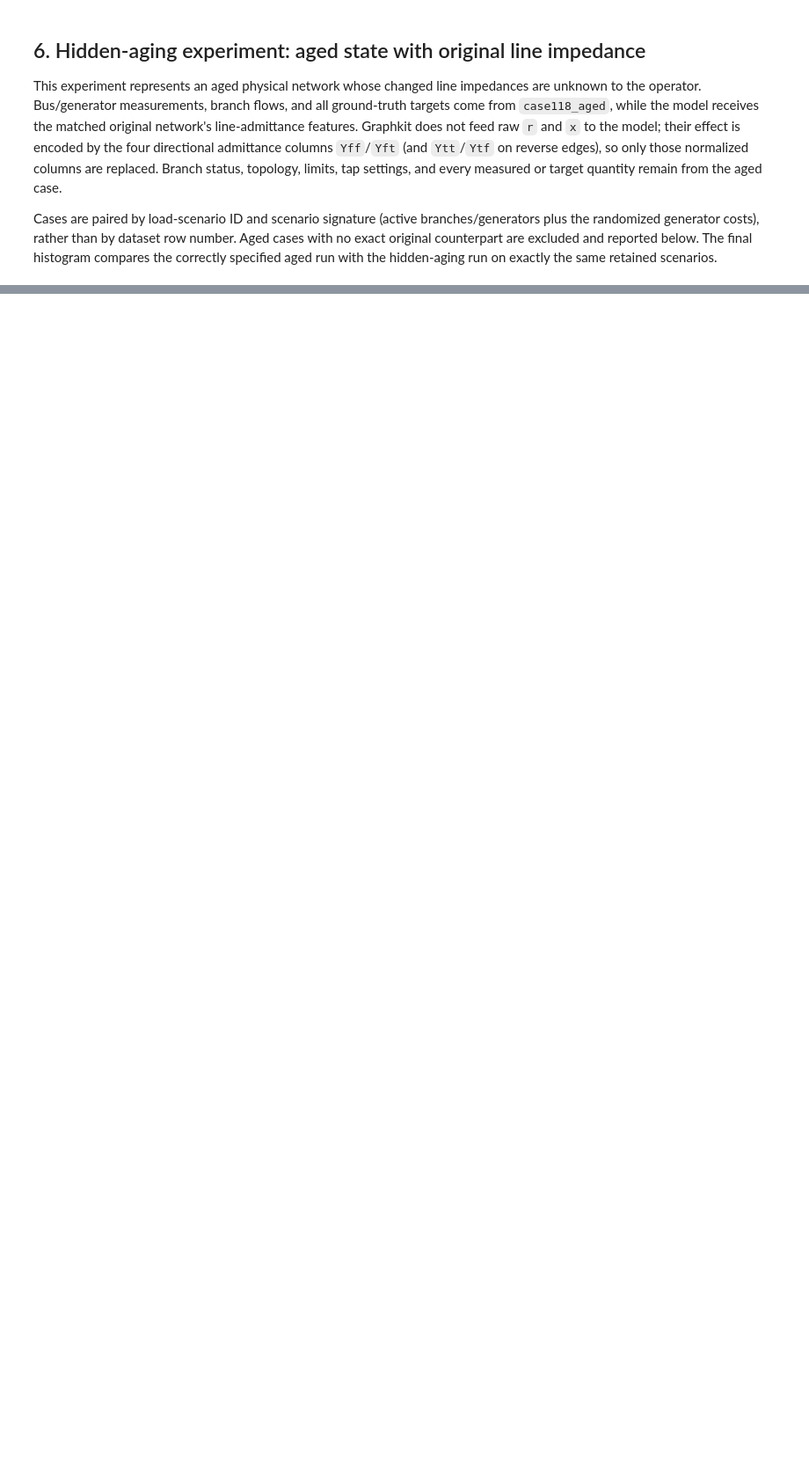
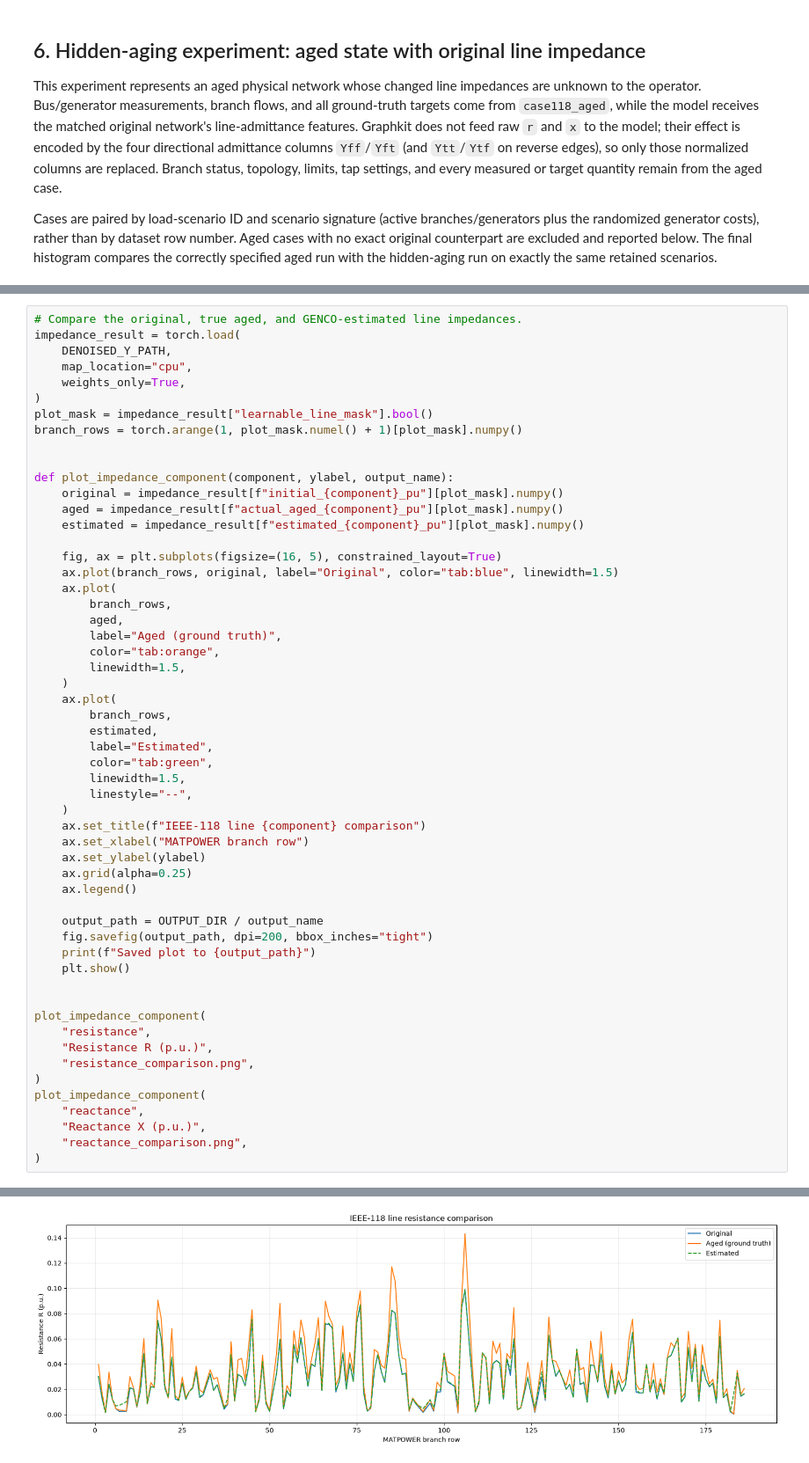
Before and after one commit to mohamad-hasan-sohan-ajini/genco-challenge, a Jupyter notebook: src/1_error_dist.ipynb, the cells around one changed output, grey strips where cells are left out. Shown at 88% size. Cells and saved outputs as stored; diff of their text form; blank space fills up the shorter version.

```diff
--- a/src/1_error_dist.ipynb
+++ b/src/1_error_dist.ipynb
@@ -1006,0 +1058,56 @@ Epoch 02: model MSE=5.429398e-02, R/X mismatch MAE=4.824156e-01, R/X mismatch RM
+# %%
+# Compare the original, true aged, and GENCO-estimated line impedances.
+impedance_result = torch.load(
+    DENOISED_Y_PATH,
+    map_location="cpu",
+    weights_only=True,
+)
+plot_mask = impedance_result["learnable_line_mask"].bool()
+branch_rows = torch.arange(1, plot_mask.numel() + 1)[plot_mask].numpy()
+
+
+def plot_impedance_component(component, ylabel, output_name):
+    original = impedance_result[f"initial_{component}_pu"][plot_mask].numpy()
+    aged = impedance_result[f"actual_aged_{component}_pu"][plot_mask].numpy()
+    estimated = impedance_result[f"estimated_{component}_pu"][plot_mask].numpy()
+
+    fig, ax = plt.subplots(figsize=(16, 5), constrained_layout=True)
+    ax.plot(branch_rows, original, label="Original", color="tab:blue", linewidth=1.5)
+    ax.plot(
+        branch_rows,
+        aged,
+        label="Aged (ground truth)",
+        color="tab:orange",
+        linewidth=1.5,
+    )
+    ax.plot(
+        branch_rows,
+        estimated,
+        label="Estimated",
+        color="tab:green",
+        linewidth=1.5,
+        linestyle="--",
+    )
+    ax.set_title(f"IEEE-118 line {component} comparison")
+    ax.set_xlabel("MATPOWER branch row")
+    ax.set_ylabel(ylabel)
+    ax.grid(alpha=0.25)
+    ax.legend()
+
+    output_path = OUTPUT_DIR / output_name
+    fig.savefig(output_path, dpi=200, bbox_inches="tight")
+    print(f"Saved plot to {output_path}")
+    plt.show()
+
+
+plot_impedance_component(
+    "resistance",
+    "Resistance R (p.u.)",
+    "resistance_comparison.png",
+)
+plot_impedance_component(
+    "reactance",
+    "Reactance X (p.u.)",
+    "reactance_comparison.png",
+)
+# %% [output]
@@ -1006,0 +1115 @@ Epoch 02: model MSE=5.429398e-02, R/X mismatch MAE=4.824156e-01, R/X mismatch RM
+[figure, added]
```
Also changed, not shown: parts of 11 cells of this notebook.
